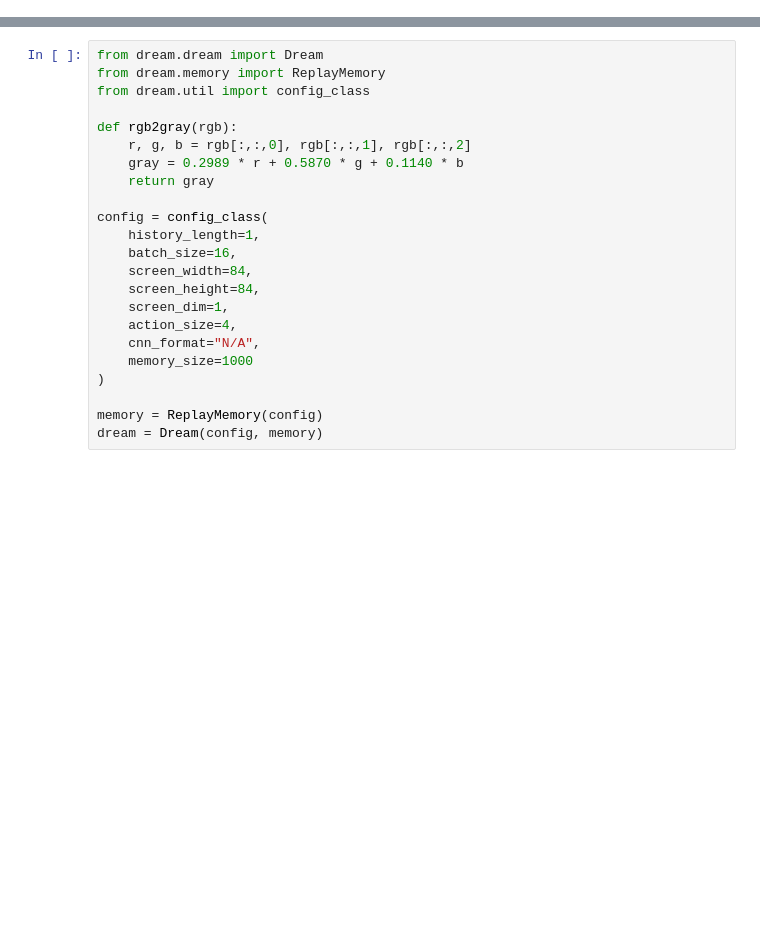
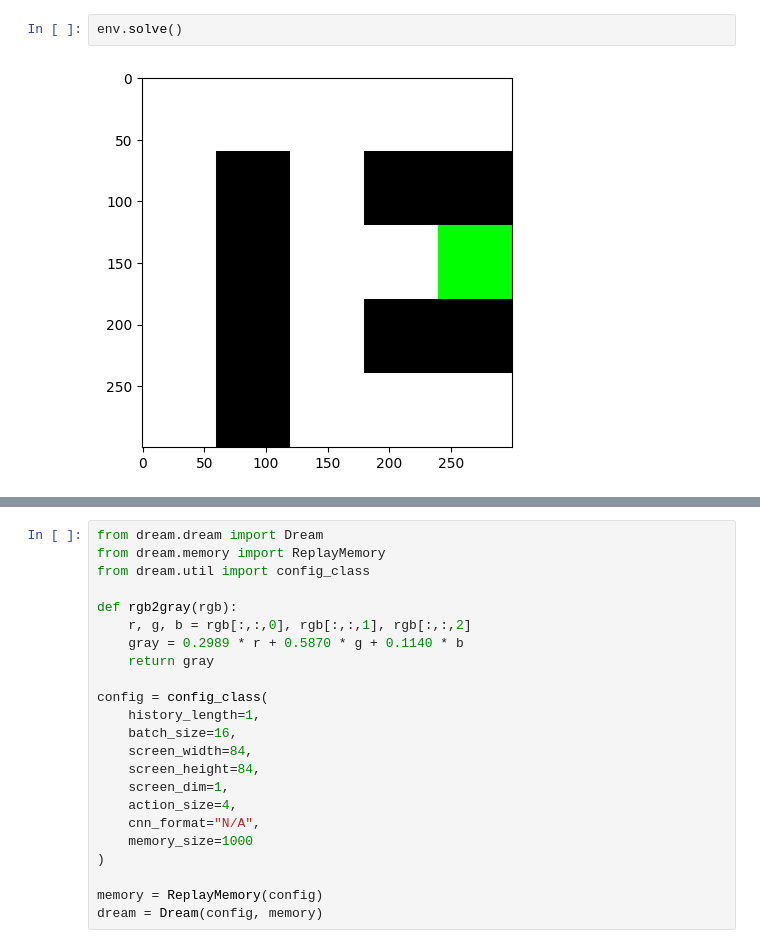
Before and after one commit to ahan98/deep_maze, a Jupyter notebook: demo.ipynb, the cells around one changed output, grey strips where cells are left out. Drawn from its saved outputs; the diff is of its cells as text; blank space fills up the shorter version.

```diff
--- a/demo.ipynb
+++ b/demo.ipynb
@@ -28,0 +23,4 @@ env.reset();
+# %%
+env.solve()
+# %% [output]
+[figure, added]
```
Also changed, not shown: parts of 7 cells of this notebook, 6 other files.
